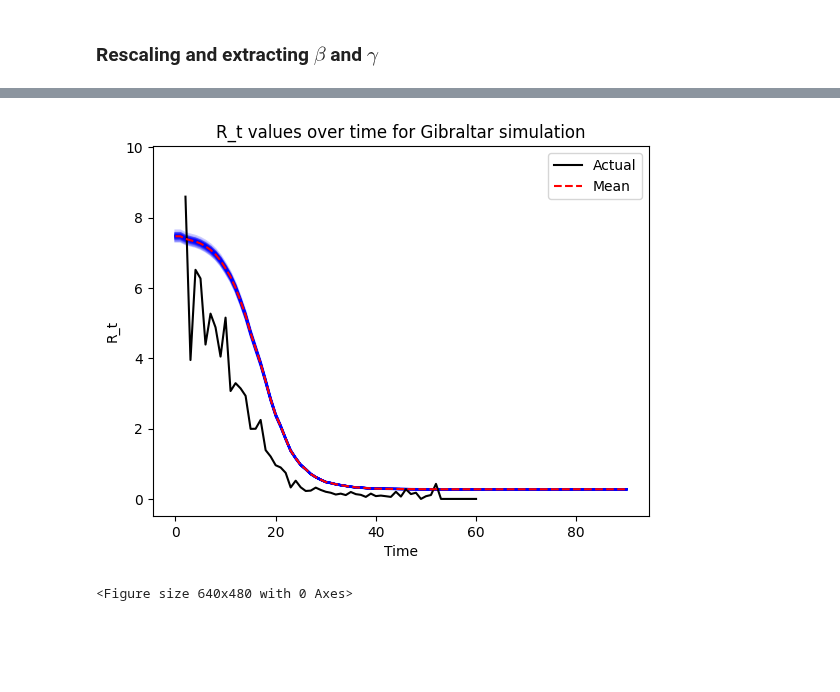
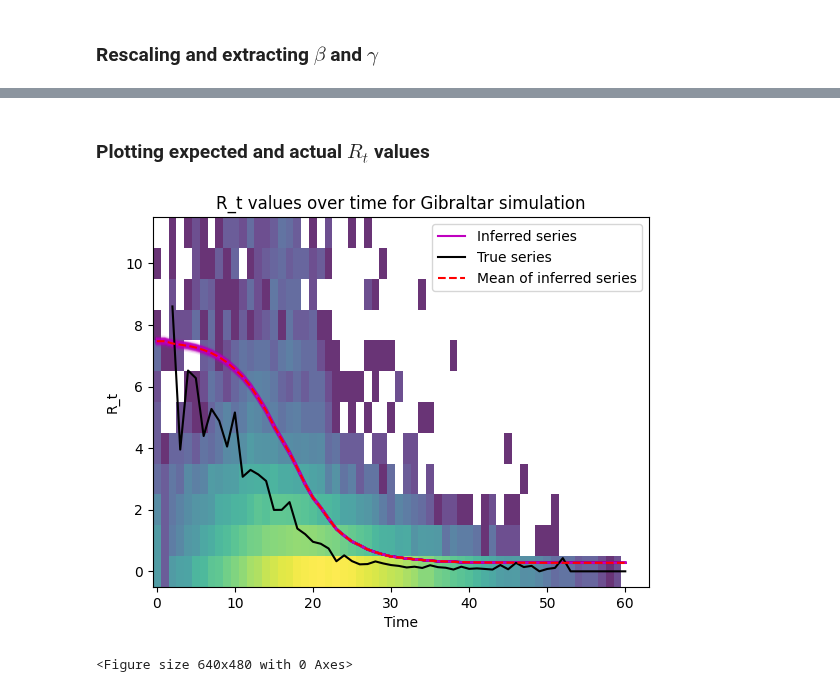
Before and after one commit to SABS-R3-Epidemiology/seirmo, a Jupyter notebook: examples/epiabm_rt_inference/epiabm_rt_inference.ipynb, the cells around one changed output, grey strips where cells are left out. Drawn from its saved outputs; the diff is of its cells as text; code cells hidden in the pictures; blank space fills up the shorter version.

```diff
--- a/examples/epiabm_rt_inference/epiabm_rt_inference.ipynb
+++ b/examples/epiabm_rt_inference/epiabm_rt_inference.ipynb
@@ -226,3 +226,5 @@ plt.show()
+# %%
+chains = chains[:3]
 # %% [markdown]
 ### Diagnosing using $\hat{R}$
 # %% [markdown]
@@ -286,7 +288,7 @@ where $\beta$ and $\gamma$ are as defined previously, $N$ is the total populatio
 ### Rescaling and extracting $\beta$ and $\gamma$
 # %%
 chains_df = pd.DataFrame(columns=param_names + ['chain'])
-for i in range(4):
+for i in range(3):
     chain_i_df = pd.DataFrame(chains[i], columns=param_names)
     for population_parameter in ["I(0)", "sigma_S", "sigma_E", "sigma_I", "sigma_R"]:
         chain_i_df[population_parameter] = pop_size * chain_i_df[population_parameter]
@@ -304,0 +309,15 @@ import random
+# %%
+times = secondary_infections_data["time"]
+times_repeated = np.repeat(times, pop_size)
+secondary_infections = secondary_infections_data.iloc[:, 1:-1].to_numpy().flatten()
+contingency = pd.crosstab(times_repeated, secondary_infections, rownames=["Time"],
+                          colnames=["Frequency"])
+contingency_array = contingency.iloc[:, :12].to_numpy().transpose()
+# %%
+active_times = np.arange(-0.5, 60, 1)
+frequencies = np.arange(-0.5, 12, 1)
+fig, ax = plt.subplots()
+cf = ax.pcolormesh(active_times, frequencies, contingency_array,
+                   alpha=0.8,
+                   norm=matplotlib.colors.LogNorm())
+fig.colorbar(cf)
@@ -305,20 +327,29 @@ import random
+# %% [markdown]
+### Plotting expected and actual $R_t$ values
 # %%
+plt.pcolormesh(active_times, frequencies, contingency_array,
+               alpha=0.8, cmap='viridis',
+               norm=matplotlib.colors.LogNorm())
 R_t_list = []
 num_samples = 100
 for j in range(num_samples):
     k = random.randint(0, len(beta_posterior))
     R_t_list.append(beta_posterior[k] / (gamma_posterior[k] * pop_size) * susceptible)
-    plt.plot(secondary_infections_data["time"], R_t_list[j], 'b', alpha=0.1)
+    if j == 0:
+        plt.plot(secondary_infections_data["time"][:61], R_t_list[j][:61], 'm', label="Inferred series")
+    else:
+        plt.plot(secondary_infections_data["time"][:61], R_t_list[j][:61], 'm', alpha=0.1)
 mean_R_t = np.mean(np.array(R_t_list), axis=0)
 std_dev_R_t = np.std(np.array(R_t_list), axis=0)
-plt.plot(secondary_infections_data["time"], secondary_infections_data["R_t"], 'k', label="Actual")
-plt.plot(secondary_infections_data["time"], mean_R_t, '--r', label="Mean")
+plt.plot(secondary_infections_data["time"][:61], secondary_infections_data["R_t"][:61], 'k',
+         label="True series")
+plt.plot(secondary_infections_data["time"][:61], mean_R_t[:61], '--r', label="Mean of inferred series")
 plt.xlabel("Time")
 plt.ylabel("R_t")
 plt.title("R_t values over time for Gibraltar simulation")
 plt.legend()
 plt.show()
 plt.savefig("inference_outputs/inferred_R_t.png")
 # %% [output]
-[figure, old version]
+[figure, new version]
 <Figure size 640x480 with 0 Axes>
```
Also changed, not shown: parts of 9 cells of this notebook, 4 other files.
